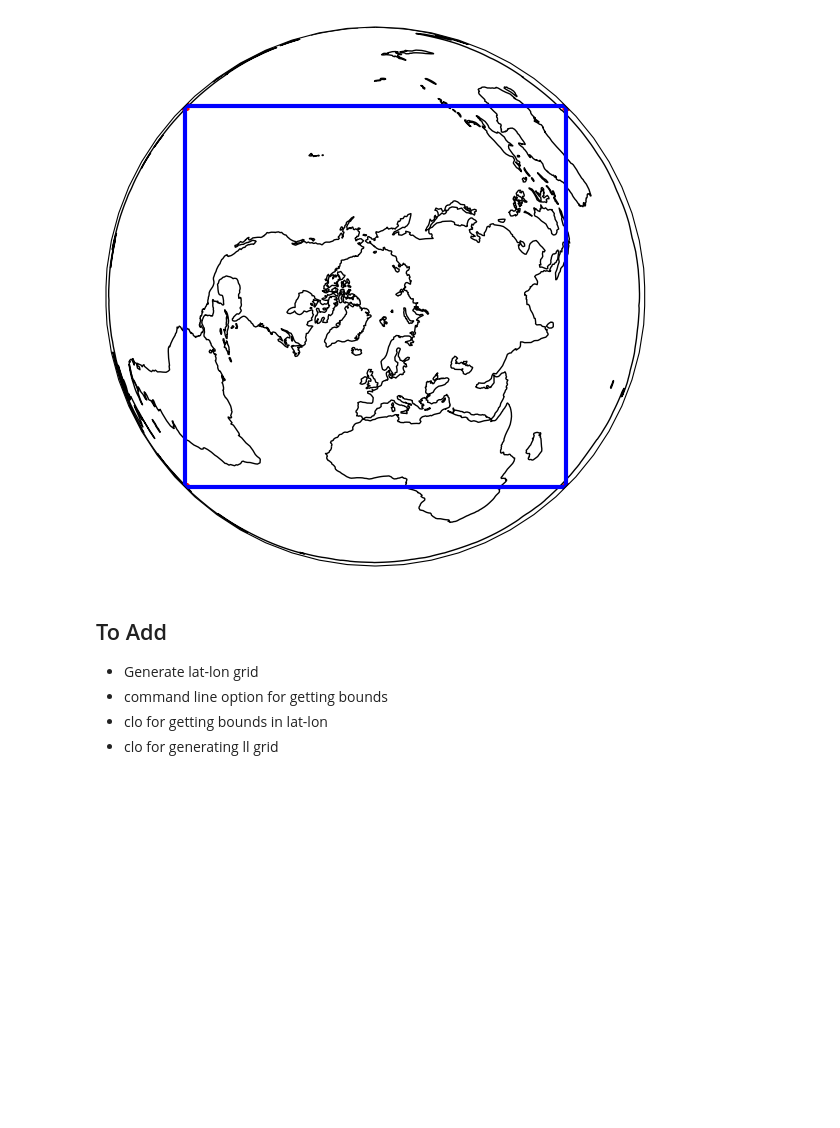
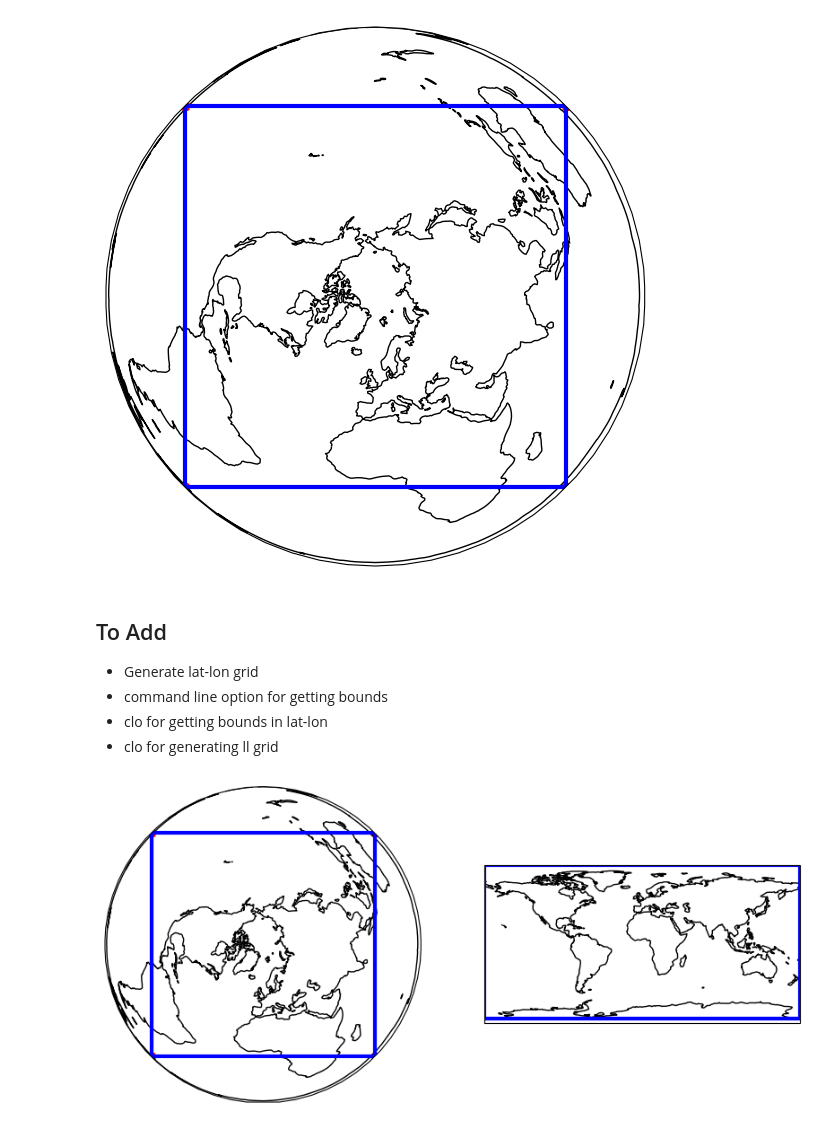
Before and after one commit to nsidc/NSIDC-Data-Cookbook, a Jupyter notebook: nsidc-data-cookbook/tutorials/calculate_latitude_longitude_for_projected_data.ipynb, the cells around one changed output. Drawn from its saved outputs; the diff is of its cells as text; code cells hidden in the pictures; blank space fills up the shorter version.

Commit message:
add note about bounds

```diff
--- a/nsidc-data-cookbook/tutorials/calculate_latitude_longitude_for_projected_data.ipynb
+++ b/nsidc-data-cookbook/tutorials/calculate_latitude_longitude_for_projected_data.ipynb
@@ -245,3 +244,25 @@ ax.plot([x[i] for i in order], [y[i] for i in order], 'b-', lw=3)  # x and y are
 - command line option for getting bounds
 - clo for getting bounds in lat-lon
 - clo for generating ll grid
+# %%
+llbnds = ds.rio.transform_bounds('EPSG:4326')
+blon, blat = zip(*[(x, y) for x, y in itertools.product(llbnds[::2], llbnds[1::2])])
+
+fig = plt.figure(figsize=(10, 8))
+
+ax1 = fig.add_subplot(121, projection=map_proj)
+ax1.set_extent([-180., 180., -89.9999, 90.], ccrs.PlateCarree())
+
+ax1.coastlines()
+ax1.scatter(lon, lat, color='red', marker='+', linewidths=5, transform=ccrs.PlateCarree())
+ax1.plot([x[i] for i in order], [y[i] for i in order], 'b-', lw=3)  # x and y are reordered to plot a square
+
+ax2 = fig.add_subplot(122, projection=ccrs.PlateCarree())
+ax2.set_extent([-180., 180., -90., 90.], ccrs.PlateCarree())
+
+ax2.coastlines()
+ax2.plot([blon[i] for i in order], [blat[i] for i in order], 'b-', lw=3)  # x and y are reordered to plot a square
+
+fig.savefig('geospatial_bounds_0630.png')
+# %% [output]
+[figure, added]
```
Also changed, not shown: parts of 4 cells of this notebook.
